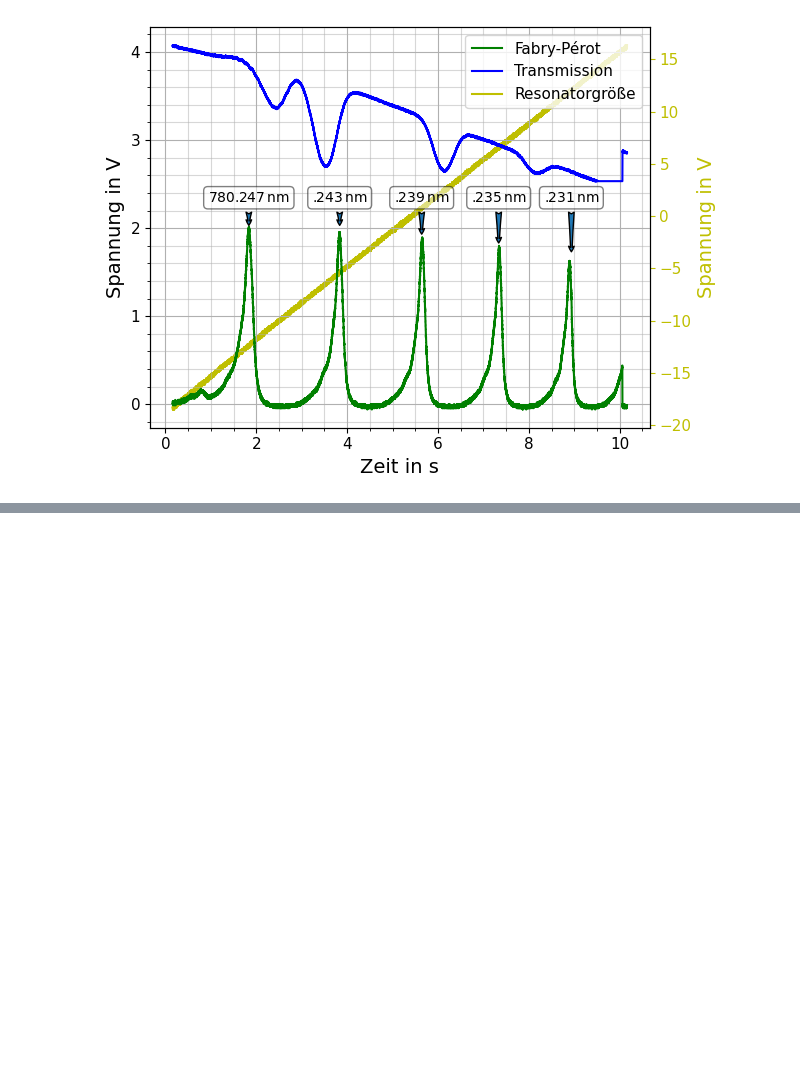
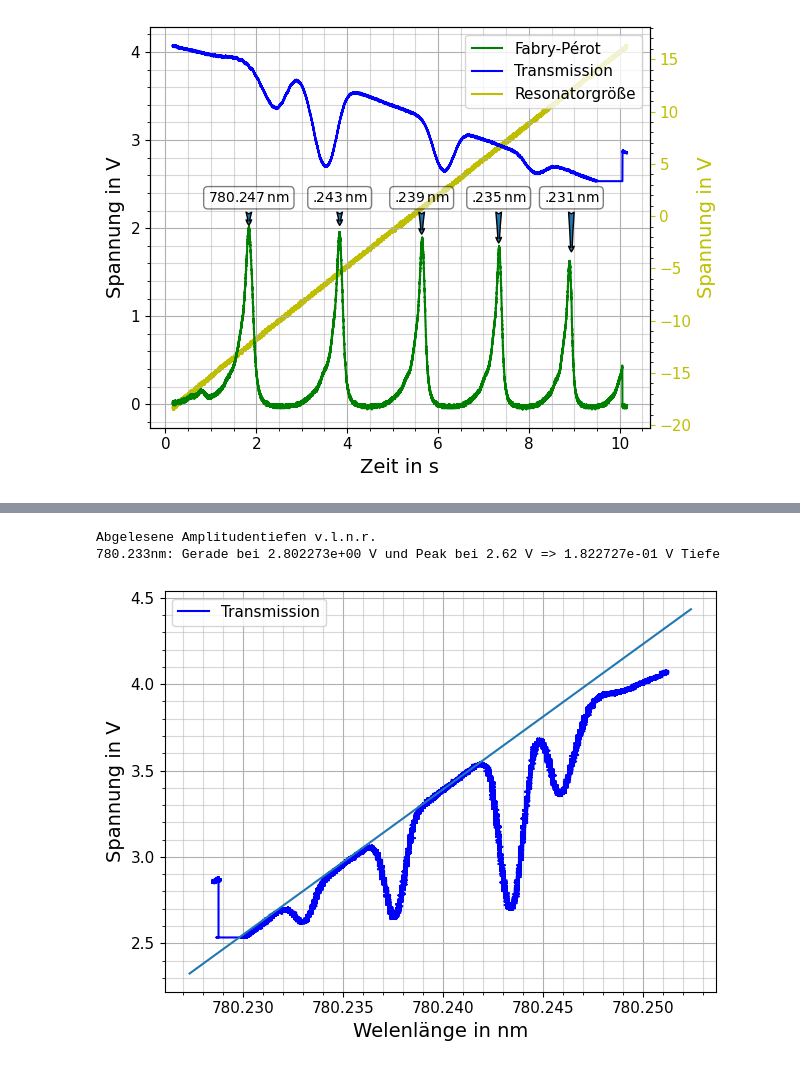
Before and after one commit to NicolasRohrbeck/fprak, a Jupyter notebook: scripts/laserspektroskopie.ipynb, the cells around one changed output, grey strips where cells are left out. Drawn from its saved outputs; the diff is of its cells as text; code cells hidden in the pictures; blank space fills up the shorter version.

```diff
--- a/scripts/laserspektroskopie.ipynb
+++ b/scripts/laserspektroskopie.ipynb
@@ -110,0 +130,42 @@ for i in range(1,5):
+# %%
+# Analyse der Peaks
+import numpy as np
+import matplotlib.pyplot as plt
+from scipy.stats import linregress
+
+t, piezo = np.loadtxt(r'../Messdaten/20260518_Laserspektroskopie/scope_1_1.csv', skiprows=2, unpack=True, delimiter=',')
+_, FPI = np.loadtxt(r'../Messdaten/20260518_Laserspektroskopie/scope_1_2.csv', skiprows=2, unpack=True, delimiter=',')
+_, Rb = np.loadtxt(r'../Messdaten/20260518_Laserspektroskopie/scope_1_3.csv', skiprows=2, unpack=True, delimiter=',')
+
+V = V_to_nm(piezo)
+
+gerade = linregress([780.23, 780.241], [2.55, 3.475])
+
+fig, ax = plt.subplots()
+ax.plot(V, Rb, "b", label="Transmission")
+x = np.array(ax.get_xlim())
+ax.plot(x, gerade.slope * x + gerade.intercept)
+#ax.plot(V, FPI, "g", label="Fabry-Pérot")
+
+
+ax.set_xlabel("Welenlänge in nm", fontsize=14)
+ax.set_ylabel("Spannung in V", fontsize=14)
+ax.tick_params(labelsize=11)
+
+ax.ticklabel_format(useOffset=False)
+
+ax.minorticks_on()
+ax.grid(which="major")
+ax.grid(which="minor", alpha=0.5)
+
+ax.legend(fontsize=11)
+
+fig.tight_layout()
+#modefig.savefig("../Bilder/Laserspektroskopie/Dopplerbehaftete_Messung.pdf")
+
+print("Abgelesene Amplitudentiefen v.l.n.r.")
+print(f"780.233nm: Gerade bei {780.233*gerade.slope+gerade.intercept:e} V und Peak bei 2.62 V => {780.233*gerade.slope+gerade.intercept-2.62:e} V Tiefe")
+# %% [output]
+Abgelesene Amplitudentiefen v.l.n.r.
+780.233nm: Gerade bei 2.802273e+00 V und Peak bei 2.62 V => 1.822727e-01 V Tiefe
+[figure, added]
```
Also changed, not shown: parts of 3 cells of this notebook, 4 other files.
